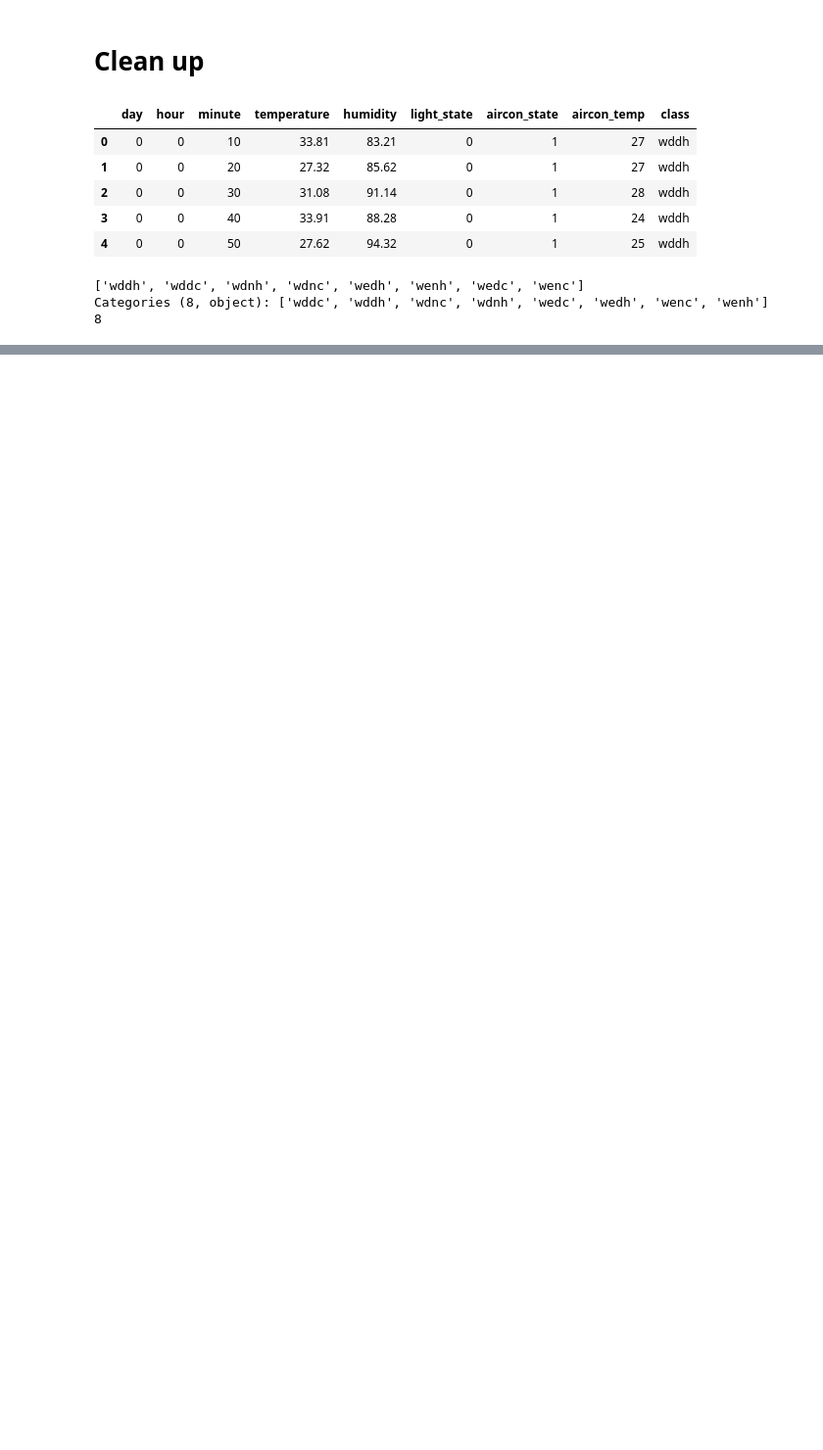
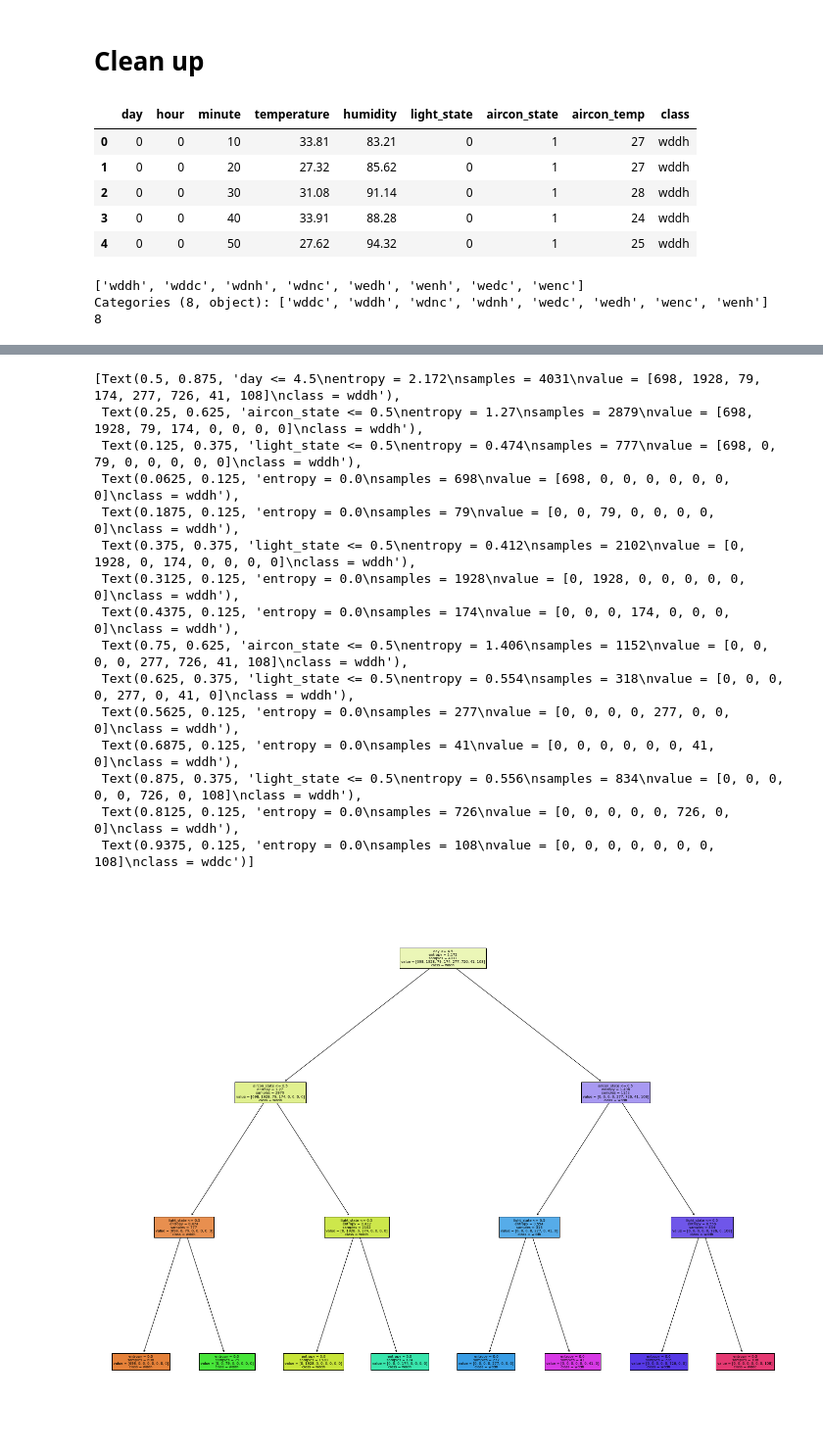
Before and after one commit to derektcw98/3004_G25_Smart_Home_Automation, a Jupyter notebook: X_RoomBehavior.ipynb, the cells around one changed output, grey strips where cells are left out. Shown at 98% size. Drawn from its saved outputs; the diff is of its cells as text; code cells hidden in the pictures; blank space fills up the shorter version.

```diff
--- a/X_RoomBehavior.ipynb
+++ b/X_RoomBehavior.ipynb
@@ -66,0 +171,33 @@ plt.show()
+# %%
+from sklearn import tree
+
+data = pd.read_csv('data.csv')
+data.columns = ["day", "hour", "minute", "temperature", "humidity", "light_state", "aircon_state", "aircon_temp", "room", "class"]
+
+Y = data['class']
+X = data.drop(["room","class"], axis=1)
+
+clf = tree.DecisionTreeClassifier(criterion='entropy', max_depth=8)
+clf = clf.fit(X,Y)
+# %%
+import matplotlib.pyplot as plt
+
+fig = plt.figure(figsize=(25,20))
+tree.plot_tree(clf,feature_names=X.columns,class_names=Y,filled=True, impurity=True)
+# %% [output]
+[Text(0.5, 0.875, 'day <= 4.5\nentropy = 2.172\nsamples = 4031\nvalue = [698, 1928, 79, 174, 277, 726, 41, 108]\nclass = wddh'),
+ Text(0.25, 0.625, 'aircon_state <= 0.5\nentropy = 1.27\nsamples = 2879\nvalue = [698, 1928, 79, 174, 0, 0, 0, 0]\nclass = wddh'),
+ Text(0.125, 0.375, 'light_state <= 0.5\nentropy = 0.474\nsamples = 777\nvalue = [698, 0, 79, 0, 0, 0, 0, 0]\nclass = wddh'),
+ Text(0.0625, 0.125, 'entropy = 0.0\nsamples = 698\nvalue = [698, 0, 0, 0, 0, 0, 0, 0]\nclass = wddh'),
+ Text(0.1875, 0.125, 'entropy = 0.0\nsamples = 79\nvalue = [0, 0, 79, 0, 0, 0, 0, 0]\nclass = wddh'),
+ Text(0.375, 0.375, 'light_state <= 0.5\nentropy = 0.412\nsamples = 2102\nvalue = [0, 1928, 0, 174, 0, 0, 0, 0]\nclass = wddh'),
+ Text(0.3125, 0.125, 'entropy = 0.0\nsamples = 1928\nvalue = [0, 1928, 0, 0, 0, 0, 0, 0]\nclass = wddh'),
+ Text(0.4375, 0.125, 'entropy = 0.0\nsamples = 174\nvalue = [0, 0, 0, 174, 0, 0, 0, 0]\nclass = wddh'),
+ Text(0.75, 0.625, 'aircon_state <= 0.5\nentropy = 1.406\nsamples = 1152\nvalue = [0, 0, 0, 0, 277, 726, 41, 108]\nclass = wddh'),
+ Text(0.625, 0.375, 'light_state <= 0.5\nentropy = 0.554\nsamples = 318\nvalue = [0, 0, 0, 0, 277, 0, 41, 0]\nclass = wddh'),
+ Text(0.5625, 0.125, 'entropy = 0.0\nsamples = 277\nvalue = [0, 0, 0, 0, 277, 0, 0, 0]\nclass = wddh'),
+ Text(0.6875, 0.125, 'entropy = 0.0\nsamples = 41\nvalue = [0, 0, 0, 0, 0, 0, 41, 0]\nclass = wddh'),
+ Text(0.875, 0.375, 'light_state <= 0.5\nentropy = 0.556\nsamples = 834\nvalue = [0, 0, 0, 0, 0, 726, 0, 108]\nclass = wddh'),
+ Text(0.8125, 0.125, 'entropy = 0.0\nsamples = 726\nvalue = [0, 0, 0, 0, 0, 726, 0, 0]\nclass = wddh'),
+ Text(0.9375, 0.125, 'entropy = 0.0\nsamples = 108\nvalue = [0, 0, 0, 0, 0, 0, 0, 108]\nclass = wddc')]
+[figure, added]
```
Also changed, not shown: parts of 7 cells of this notebook, 2 other files.
